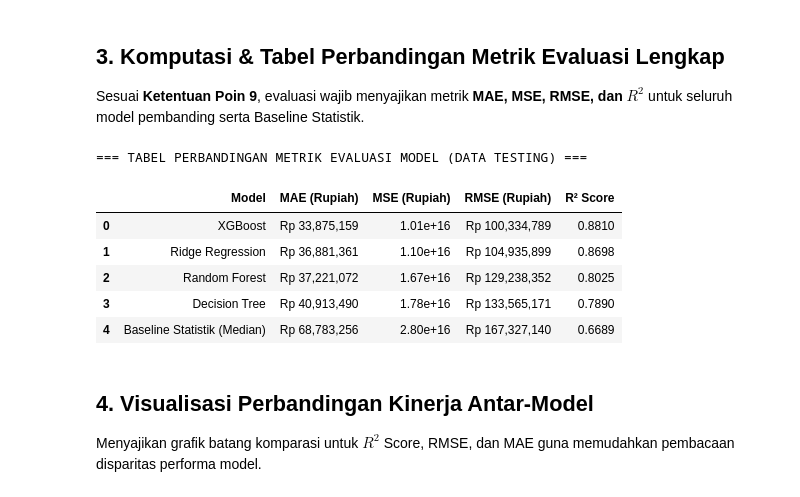
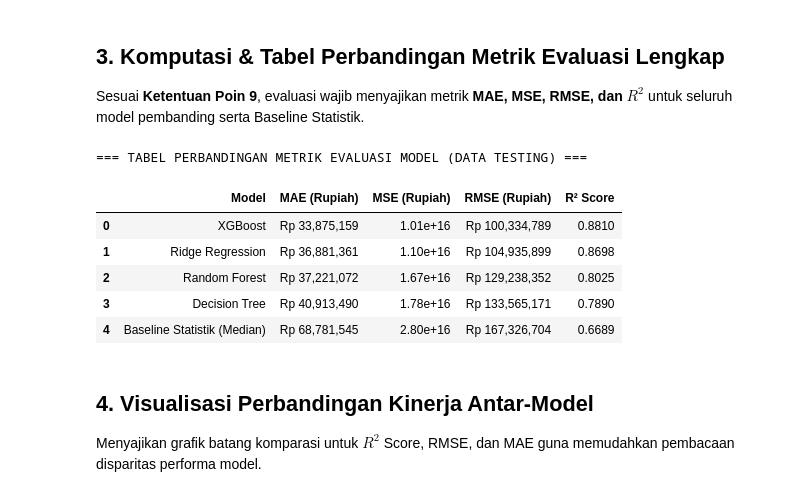
Before and after one commit to ganadzikri24/ML2026_B2_Kelompok-15_TakarMobil_PrediksiHargaMobilBekas, a Jupyter notebook: notebooks/04_Evaluation.ipynb, the cells around one changed output. Cells and saved outputs as stored; diff of their text form; code cells hidden in the pictures.

Commit message:
chore: align baseline metric, EDA/residual notes, and legacy Streamlit team/metrics with zero warnings

```diff
--- a/notebooks/04_Evaluation.ipynb
+++ b/notebooks/04_Evaluation.ipynb
@@ -73,42 +73,42 @@ candidate_train = ["data/processed/train_data.csv", "../data/processed/train_dat
 train_path = next((p for p in candidate_train if os.path.exists(p)), None)
 train_df = pd.read_csv(train_path)
 
-med_mm = train_df.groupby('Merek_Model')['Harga_Num'].median().to_dict()
-med_m = train_df.groupby('Merek_Clean')['Harga_Num'].median().to_dict()
-pred_baseline_raw = np.array([med_mm.get(mm, med_m[m]) for mm, m in zip(test_df['Merek_Model'], test_df['Merek_Clean'])])
+med_mm_log = train_df.groupby('Merek_Model')['Log_Harga'].median().to_dict()
+med_m_log = train_df.groupby('Merek_Clean')['Log_Harga'].median().to_dict()
+pred_baseline_raw = np.expm1(np.array([med_mm_log.get(mm, med_m_log[m]) for mm, m in zip(test_df['Merek_Model'], test_df['Merek_Clean'])]))
 
 models_dict = {
     'Baseline Statistik (Median)': pred_baseline_raw,
     'Ridge Regression': np.expm1(model_ridge.predict(X_test)),
     'Decision Tree': np.expm1(model_dt.predict(X_test)),
     'Random Forest': np.expm1(model_rf.predict(X_test)),
     'XGBoost': np.expm1(model_xgb.predict(X_test))
 }
 
 metrics_summary = []
 for name, preds in models_dict.items():
     mae = mean_absolute_error(y_test_raw, preds)
     mse = mean_squared_error(y_test_raw, preds)
     rmse = np.sqrt(mse)
     r2 = r2_score(y_test_raw, preds)
     metrics_summary.append({'Model': name, 'MAE (Rupiah)': mae, 'MSE (Rupiah)': mse, 'RMSE (Rupiah)': rmse, 'R² Score': r2})
 
 eval_df = pd.DataFrame(metrics_summary).sort_values(by='R² Score', ascending=False).reset_index(drop=True)
 display_eval = eval_df.copy()
 display_eval['MAE (Rupiah)'] = display_eval['MAE (Rupiah)'].apply(lambda x: f"Rp {x:,.0f}")
 display_eval['RMSE (Rupiah)'] = display_eval['RMSE (Rupiah)'].apply(lambda x: f"Rp {x:,.0f}")
 display_eval['MSE (Rupiah)'] = display_eval['MSE (Rupiah)'].apply(lambda x: f"{x:.2e}")
 display_eval['R² Score'] = display_eval['R² Score'].apply(lambda x: f"{x:.4f}")
 print("=== TABEL PERBANDINGAN METRIK EVALUASI MODEL (DATA TESTING) ===")
 display_eval
 # %% [output]
 === TABEL PERBANDINGAN METRIK EVALUASI MODEL (DATA TESTING) ===
 |  | Model | MAE (Rupiah) | MSE (Rupiah) | RMSE (Rupiah) | R² Score |
 | 0 | XGBoost | Rp 33,875,159 | 1.01e+16 | Rp 100,334,789 | 0.8810 |
 | 1 | Ridge Regression | Rp 36,881,361 | 1.10e+16 | Rp 104,935,899 | 0.8698 |
 | 2 | Random Forest | Rp 37,221,072 | 1.67e+16 | Rp 129,238,352 | 0.8025 |
 | 3 | Decision Tree | Rp 40,913,490 | 1.78e+16 | Rp 133,565,171 | 0.7890 |
-| 4 | Baseline Statistik (Median) | Rp 68,783,256 | 2.80e+16 | Rp 167,327,140 | 0.6689 |
+| 4 | Baseline Statistik (Median) | Rp 68,781,545 | 2.80e+16 | Rp 167,326,704 | 0.6689 |
 # %% [markdown]
 ## 4. Visualisasi Perbandingan Kinerja Antar-Model
 Menyajikan grafik batang komparasi untuk $R^2$ Score, RMSE, dan MAE guna memudahkan pembacaan disparitas performa model.
```
Also changed, not shown: parts of 2 cells of this notebook, 5 other files.
